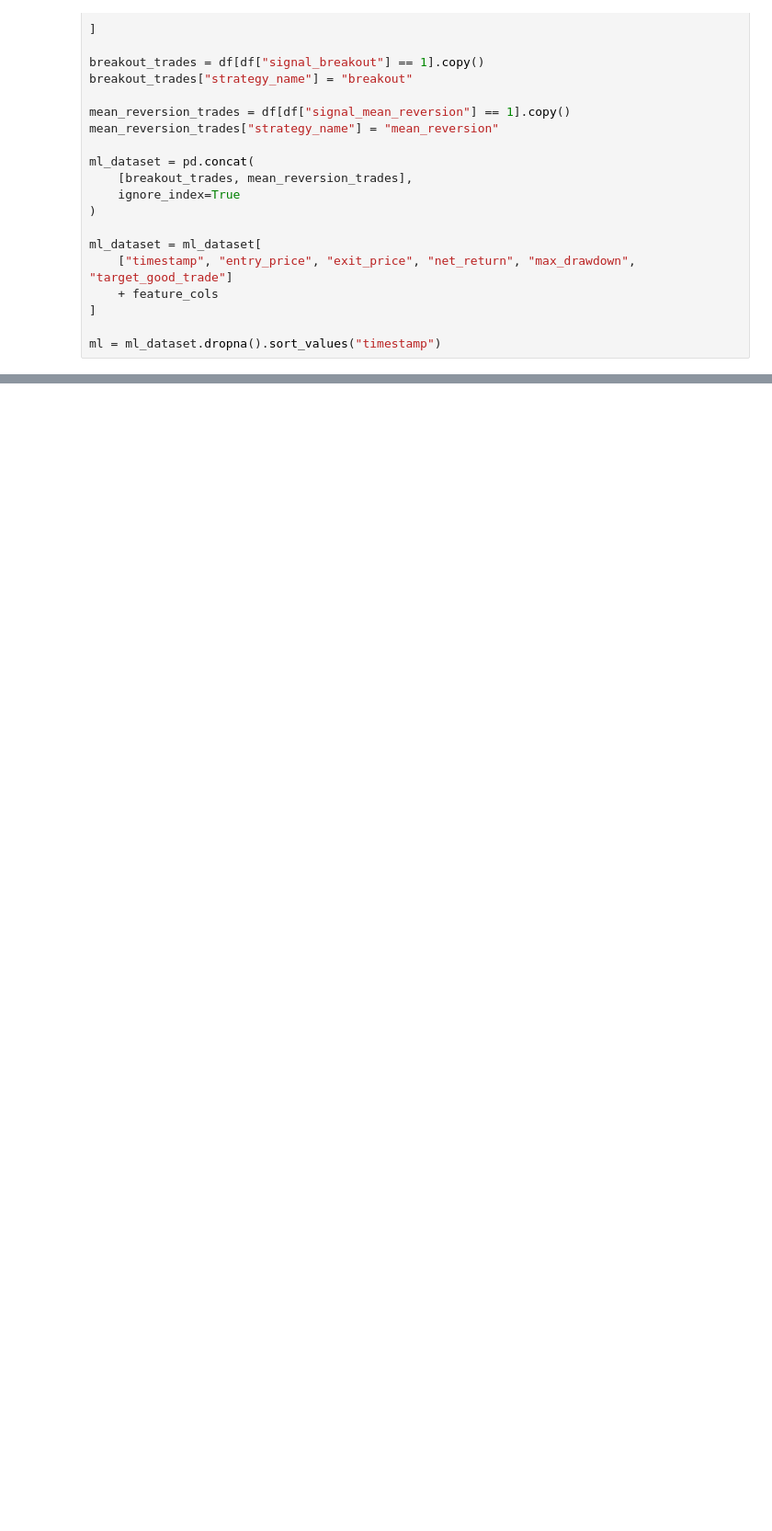
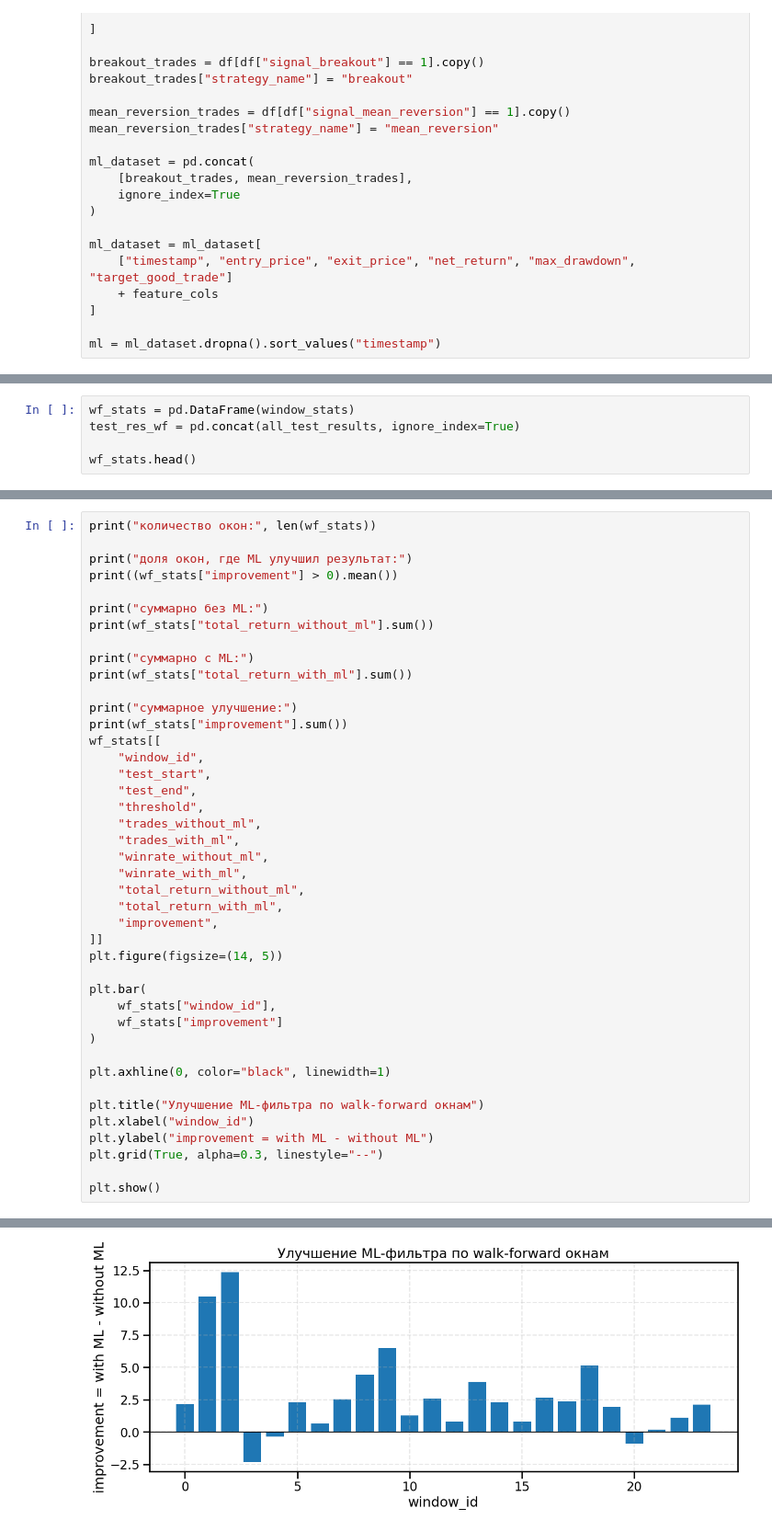
Before and after one commit to sypna504/Trading-risk-manager, a Jupyter notebook: app/ml_services/training/pipeline.ipynb, the cells around one changed output, grey strips where cells are left out. Shown at 92% size. Saved outputs shown, nothing was run; the diff lists cells and outputs as text; blank space fills up the shorter version.

```diff
--- a/app/ml_services/training/pipeline.ipynb
+++ b/app/ml_services/training/pipeline.ipynb
@@ -498,0 +764,5 @@ total_return: 0.1210679369198981
+# %%
+wf_stats = pd.DataFrame(window_stats)
+test_res_wf = pd.concat(all_test_results, ignore_index=True)
+
+wf_stats.head()
@@ -498,0 +776,43 @@ total_return: 0.1210679369198981
+# %%
+print("количество окон:", len(wf_stats))
+
+print("доля окон, где ML улучшил результат:")
+print((wf_stats["improvement"] > 0).mean())
+
+print("суммарно без ML:")
+print(wf_stats["total_return_without_ml"].sum())
+
+print("суммарно с ML:")
+print(wf_stats["total_return_with_ml"].sum())
+
+print("суммарное улучшение:")
+print(wf_stats["improvement"].sum())
+wf_stats[[
+    "window_id",
+    "test_start",
+    "test_end",
+    "threshold",
+    "trades_without_ml",
+    "trades_with_ml",
+    "winrate_without_ml",
+    "winrate_with_ml",
+    "total_return_without_ml",
+    "total_return_with_ml",
+    "improvement",
+]]
+plt.figure(figsize=(14, 5))
+
+plt.bar(
+    wf_stats["window_id"],
+    wf_stats["improvement"]
+)
+
+plt.axhline(0, color="black", linewidth=1)
+
+plt.title("Улучшение ML-фильтра по walk-forward окнам")
+plt.xlabel("window_id")
+plt.ylabel("improvement = with ML - without ML")
+plt.grid(True, alpha=0.3, linestyle="--")
+
+plt.show()
+# %% [output]
@@ -498,0 +828 @@ total_return: 0.1210679369198981
+[figure, added]
```
Also changed, not shown: parts of 16 cells of this notebook, 9 other files.
